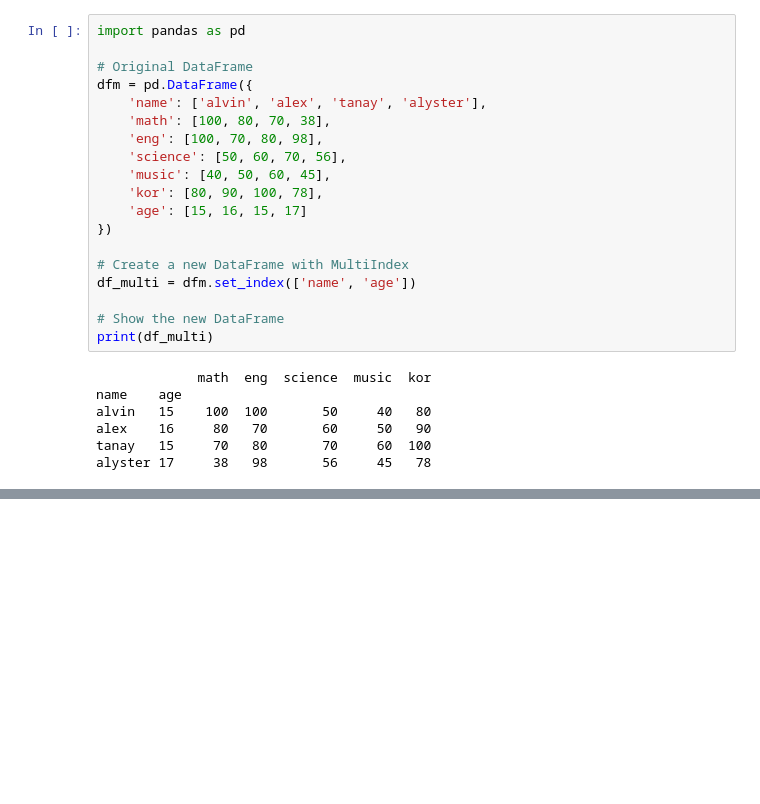
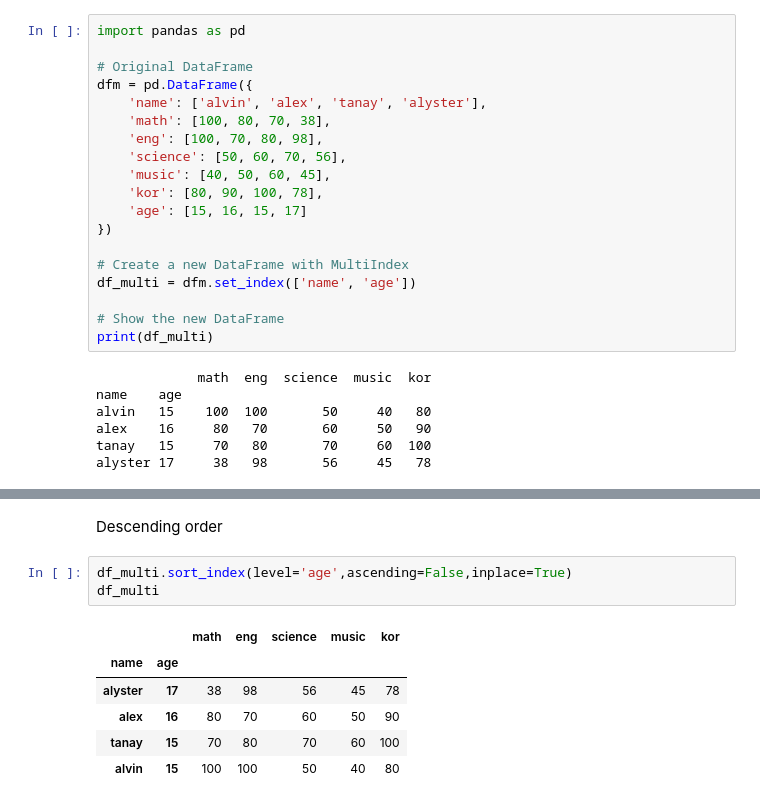
Before and after one commit to AlysterBenedict/AIML, a Jupyter notebook: Pandas/pandas.ipynb, the cells around one changed output, grey strips where cells are left out. Saved outputs shown, nothing was run; the diff lists cells and outputs as text; blank space fills up the shorter version.

```diff
--- a/Pandas/pandas.ipynb
+++ b/Pandas/pandas.ipynb
@@ -915,0 +940,12 @@ alyster 17     38   98       56     45   78
+# %% [markdown]
+Descending order
+# %%
+df_multi.sort_index(level='age',ascending=False,inplace=True)
+df_multi
+# %% [output]
+|  |  | math | eng | science | music | kor |
+| name | age |  |  |  |  |  |
+| alyster | 17 | 38 | 98 | 56 | 45 | 78 |
+| alex | 16 | 80 | 70 | 60 | 50 | 90 |
+| tanay | 15 | 70 | 80 | 70 | 60 | 100 |
+| alvin | 15 | 100 | 100 | 50 | 40 | 80 |
```
Also changed, not shown: parts of 4 cells of this notebook.
